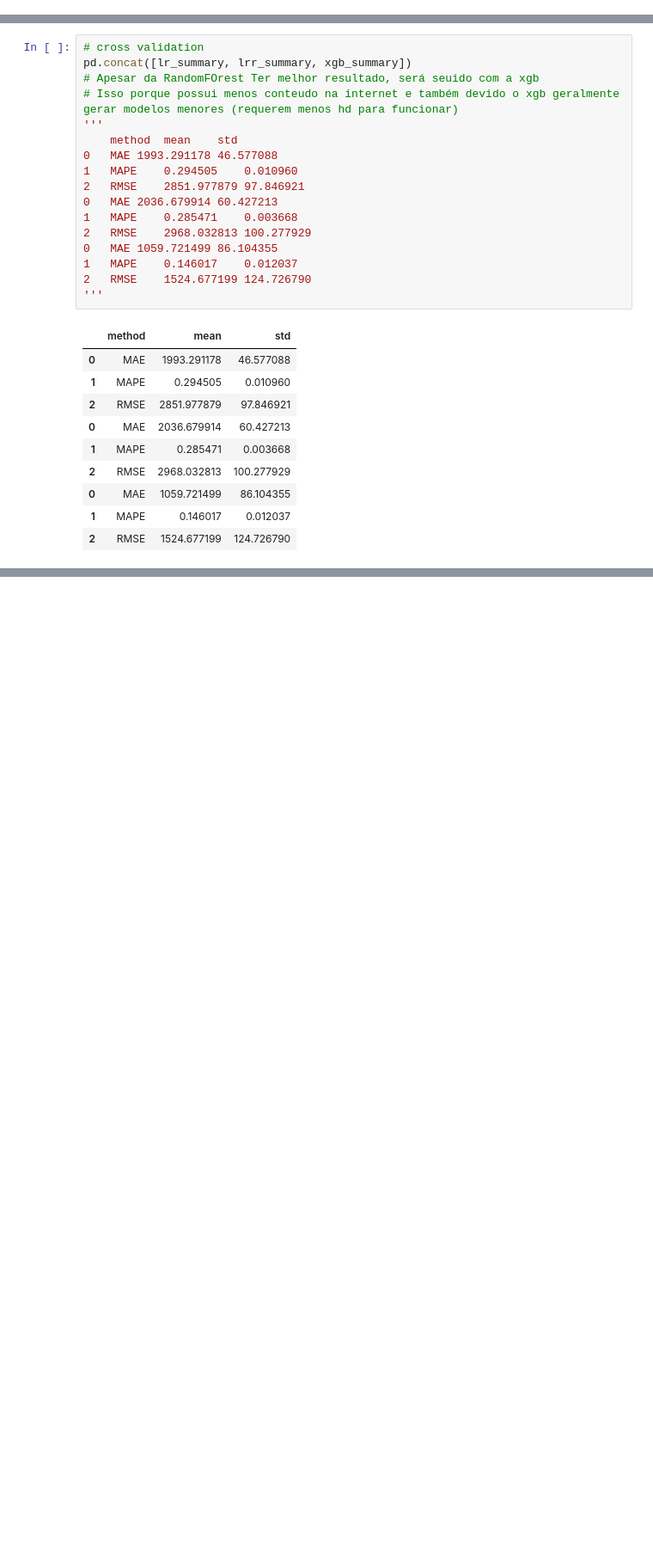
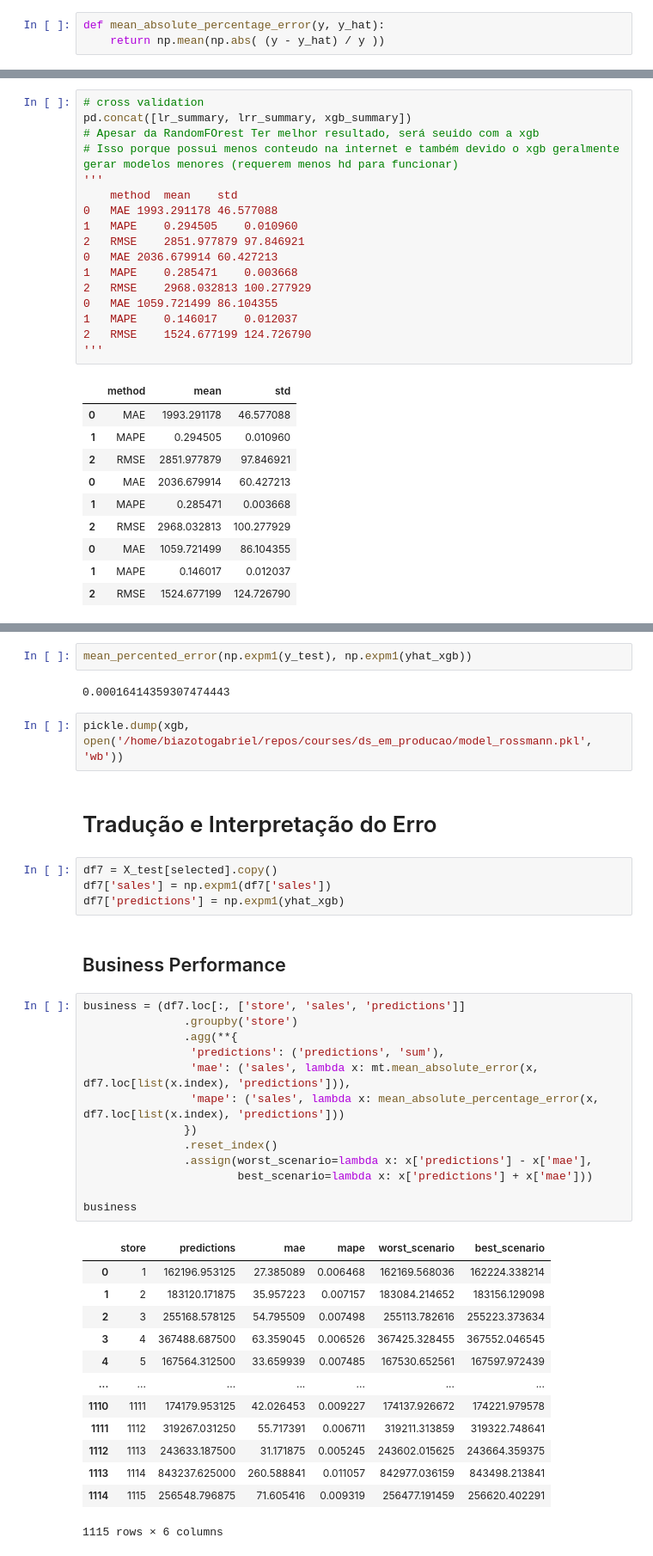
Before and after one commit to biazotogabriel/ds_em_producao, a Jupyter notebook: notebook.ipynb, the cells around one changed output, grey strips where cells are left out. Shown at 86% size. Saved outputs shown, nothing was run; the diff lists cells and outputs as text; blank space fills up the shorter version.

```diff
--- a/notebook.ipynb
+++ b/notebook.ipynb
@@ -108,3 +113,6 @@ def cross_validation(model, x_training, k_fold, verbose=False):
+# %%
+def mean_absolute_percentage_error(y, y_hat):
+    return np.mean(np.abs( (y - y_hat) / y ))
 # %% [markdown]
 # Data Description
 # %% [markdown]
@@ -1210,0 +1266,41 @@ summary
+# %%
+mean_percented_error(np.expm1(y_test), np.expm1(yhat_xgb))
+# %% [output]
+0.00016414359307474443
+# %%
+pickle.dump(xgb, open('/home/biazotogabriel/repos/courses/ds_em_producao/model_rossmann.pkl', 'wb'))
+# %% [markdown]
+# Tradução e Interpretação do Erro
+# %%
+df7 = X_test[selected].copy()
+df7['sales'] = np.expm1(df7['sales'])
+df7['predictions'] = np.expm1(yhat_xgb)
+# %% [markdown]
+## Business Performance
+# %%
+business = (df7.loc[:, ['store', 'sales', 'predictions']]
+               .groupby('store')
+               .agg(**{
+                'predictions': ('predictions', 'sum'),
+                'mae': ('sales', lambda x: mt.mean_absolute_error(x, df7.loc[list(x.index), 'predictions'])),
+                'mape': ('sales', lambda x: mean_absolute_percentage_error(x, df7.loc[list(x.index), 'predictions']))
+               })
+               .reset_index()
+               .assign(worst_scenario=lambda x: x['predictions'] - x['mae'],
+                       best_scenario=lambda x: x['predictions'] + x['mae']))
+
+business
+# %% [output]
+|  | store | predictions | mae | mape | worst_scenario | best_scenario |
+| 0 | 1 | 162196.953125 | 27.385089 | 0.006468 | 162169.568036 | 162224.338214 |
+| 1 | 2 | 183120.171875 | 35.957223 | 0.007157 | 183084.214652 | 183156.129098 |
+| 2 | 3 | 255168.578125 | 54.795509 | 0.007498 | 255113.782616 | 255223.373634 |
+| 3 | 4 | 367488.687500 | 63.359045 | 0.006526 | 367425.328455 | 367552.046545 |
+| 4 | 5 | 167564.312500 | 33.659939 | 0.007485 | 167530.652561 | 167597.972439 |
+| ... | ... | ... | ... | ... | ... | ... |
+| 1110 | 1111 | 174179.953125 | 42.026453 | 0.009227 | 174137.926672 | 174221.979578 |
+| 1111 | 1112 | 319267.031250 | 55.717391 | 0.006711 | 319211.313859 | 319322.748641 |
+| 1112 | 1113 | 243633.187500 | 31.171875 | 0.005245 | 243602.015625 | 243664.359375 |
+| 1113 | 1114 | 843237.625000 | 260.588841 | 0.011057 | 842977.036159 | 843498.213841 |
+| 1114 | 1115 | 256548.796875 | 71.605416 | 0.009319 | 256477.191459 | 256620.402291 |
+1115 rows × 6 columns
```
Also changed, not shown: parts of 25 cells of this notebook.
